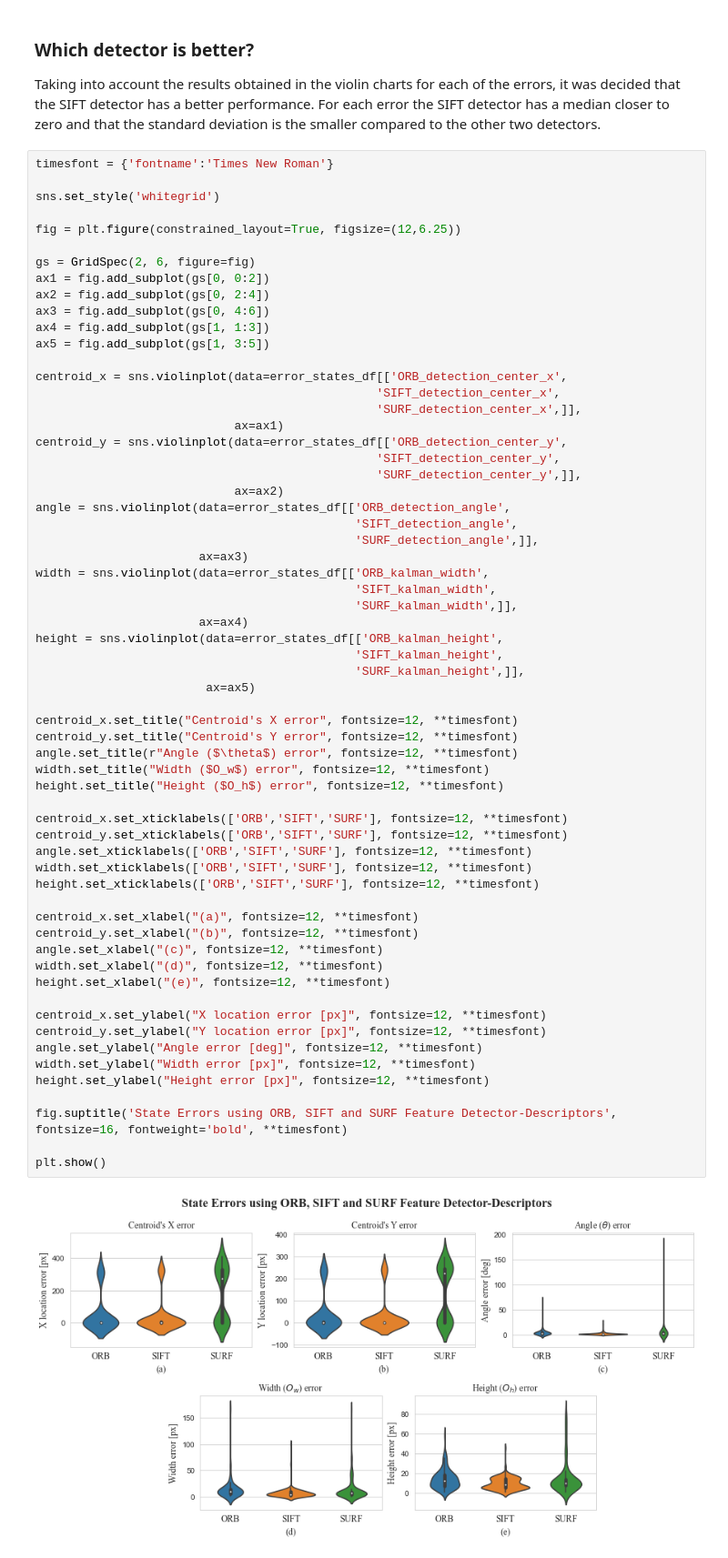
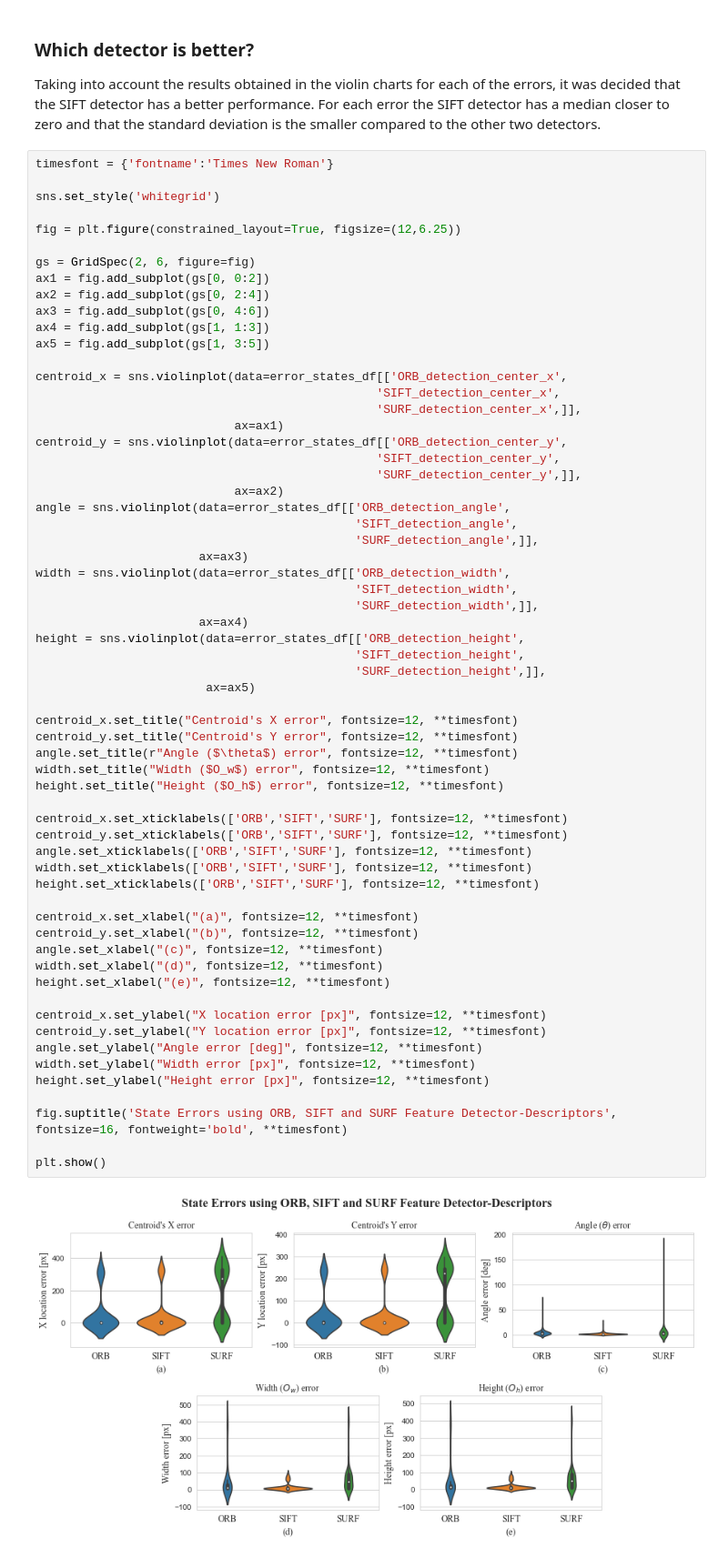
Before and after one commit to apinto25/autonomous_landing_data_analysis, a Jupyter notebook: detection_analysis.ipynb, the cells around one changed output. Shown at 91% size. Cells and saved outputs as stored; diff of their text form.

```diff
--- a/detection_analysis.ipynb
+++ b/detection_analysis.ipynb
@@ -269,41 +269,41 @@ angle = sns.violinplot(data=error_states_df[['ORB_detection_angle',
                                              'SIFT_detection_angle',
                                              'SURF_detection_angle',]],
                        ax=ax3)
-width = sns.violinplot(data=error_states_df[['ORB_kalman_width',
-                                             'SIFT_kalman_width',
-                                             'SURF_kalman_width',]],
+width = sns.violinplot(data=error_states_df[['ORB_detection_width',
+                                             'SIFT_detection_width',
+                                             'SURF_detection_width',]],
                        ax=ax4)
-height = sns.violinplot(data=error_states_df[['ORB_kalman_height',
-                                             'SIFT_kalman_height',
-                                             'SURF_kalman_height',]],
+height = sns.violinplot(data=error_states_df[['ORB_detection_height',
+                                             'SIFT_detection_height',
+                                             'SURF_detection_height',]],
                         ax=ax5)
 
 centroid_x.set_title("Centroid's X error", fontsize=12, **timesfont)
 centroid_y.set_title("Centroid's Y error", fontsize=12, **timesfont)
 angle.set_title(r"Angle ($\theta$) error", fontsize=12, **timesfont)
 width.set_title("Width ($O_w$) error", fontsize=12, **timesfont)
 height.set_title("Height ($O_h$) error", fontsize=12, **timesfont)
 
 centroid_x.set_xticklabels(['ORB','SIFT','SURF'], fontsize=12, **timesfont)
 centroid_y.set_xticklabels(['ORB','SIFT','SURF'], fontsize=12, **timesfont)
 angle.set_xticklabels(['ORB','SIFT','SURF'], fontsize=12, **timesfont)
 width.set_xticklabels(['ORB','SIFT','SURF'], fontsize=12, **timesfont)
 height.set_xticklabels(['ORB','SIFT','SURF'], fontsize=12, **timesfont)
 
 centroid_x.set_xlabel("(a)", fontsize=12, **timesfont)
 centroid_y.set_xlabel("(b)", fontsize=12, **timesfont)
 angle.set_xlabel("(c)", fontsize=12, **timesfont)
 width.set_xlabel("(d)", fontsize=12, **timesfont)
 height.set_xlabel("(e)", fontsize=12, **timesfont)
 
 centroid_x.set_ylabel("X location error [px]", fontsize=12, **timesfont)
 centroid_y.set_ylabel("Y location error [px]", fontsize=12, **timesfont)
 angle.set_ylabel("Angle error [deg]", fontsize=12, **timesfont)
 width.set_ylabel("Width error [px]", fontsize=12, **timesfont)
 height.set_ylabel("Height error [px]", fontsize=12, **timesfont)
 
 fig.suptitle('State Errors using ORB, SIFT and SURF Feature Detector-Descriptors', fontsize=16, fontweight='bold', **timesfont)
 
 plt.show()
 # %% [output]
-[figure, old version]
+[figure, new version]
```
Also changed, not shown: parts of 6 cells of this notebook, 2 other files.
